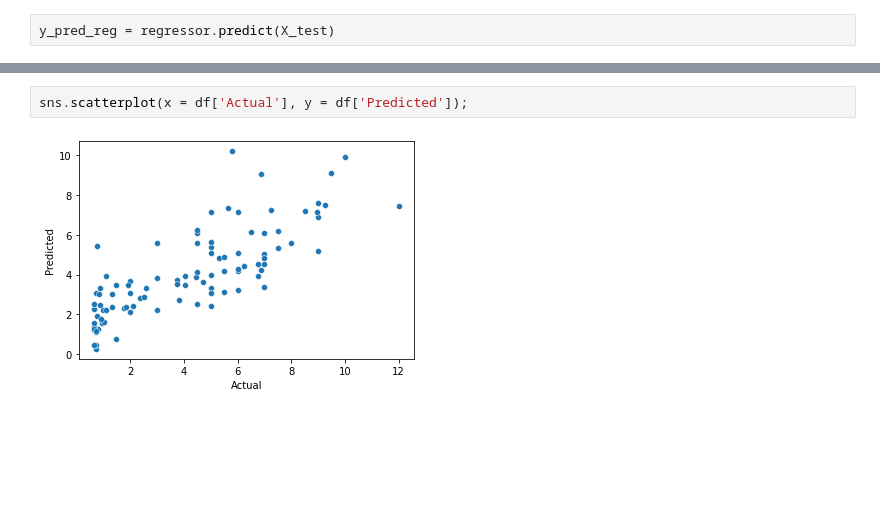
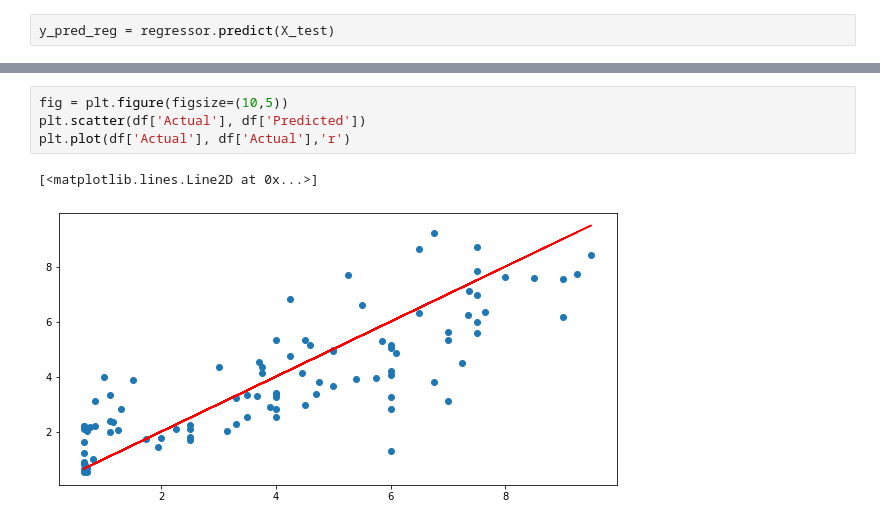
Before and after one commit to bnolan7/NHLsalarypredictor, a Jupyter notebook: NHL Stats and Salaries.ipynb, the cells around one changed output, grey strips where cells are left out. Saved outputs shown, nothing was run; the diff lists cells and outputs as text; blank space fills up the shorter version.

```diff
--- a/NHL Stats and Salaries.ipynb
+++ b/NHL Stats and Salaries.ipynb
@@ -132,5 +133,8 @@ VarScore: 0.6307704454270562
-# %%
-sns.scatterplot(x = df['Actual'], y = df['Predicted']);
-# %% [output]
-[figure, removed]
+# %%
+fig = plt.figure(figsize=(10,5))
+plt.scatter(df['Actual'], df['Predicted'])
+plt.plot(df['Actual'], df['Actual'],'r')
+# %% [output]
+[<matplotlib.lines.Line2D at 0x...>]
+[figure, added]
 # %%
```
Also changed, not shown: parts of 9 cells of this notebook.
